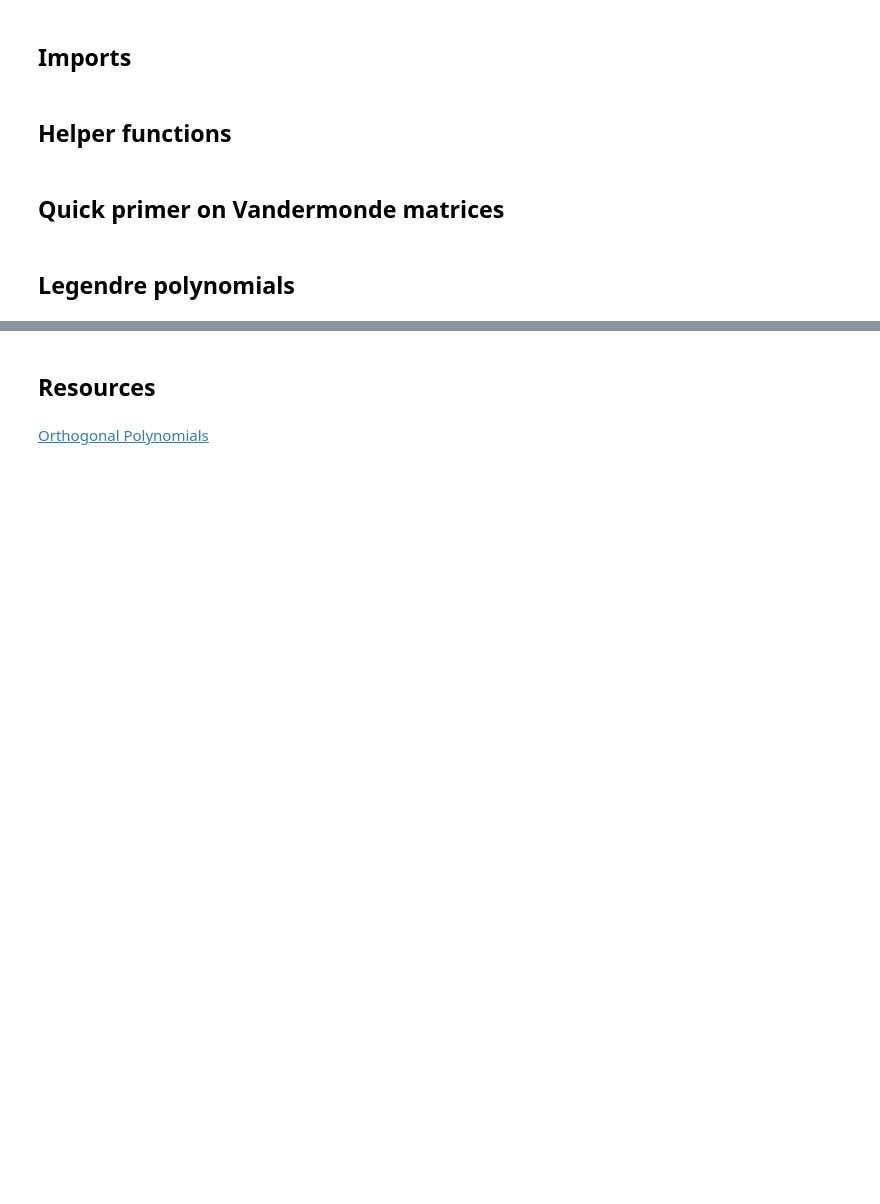
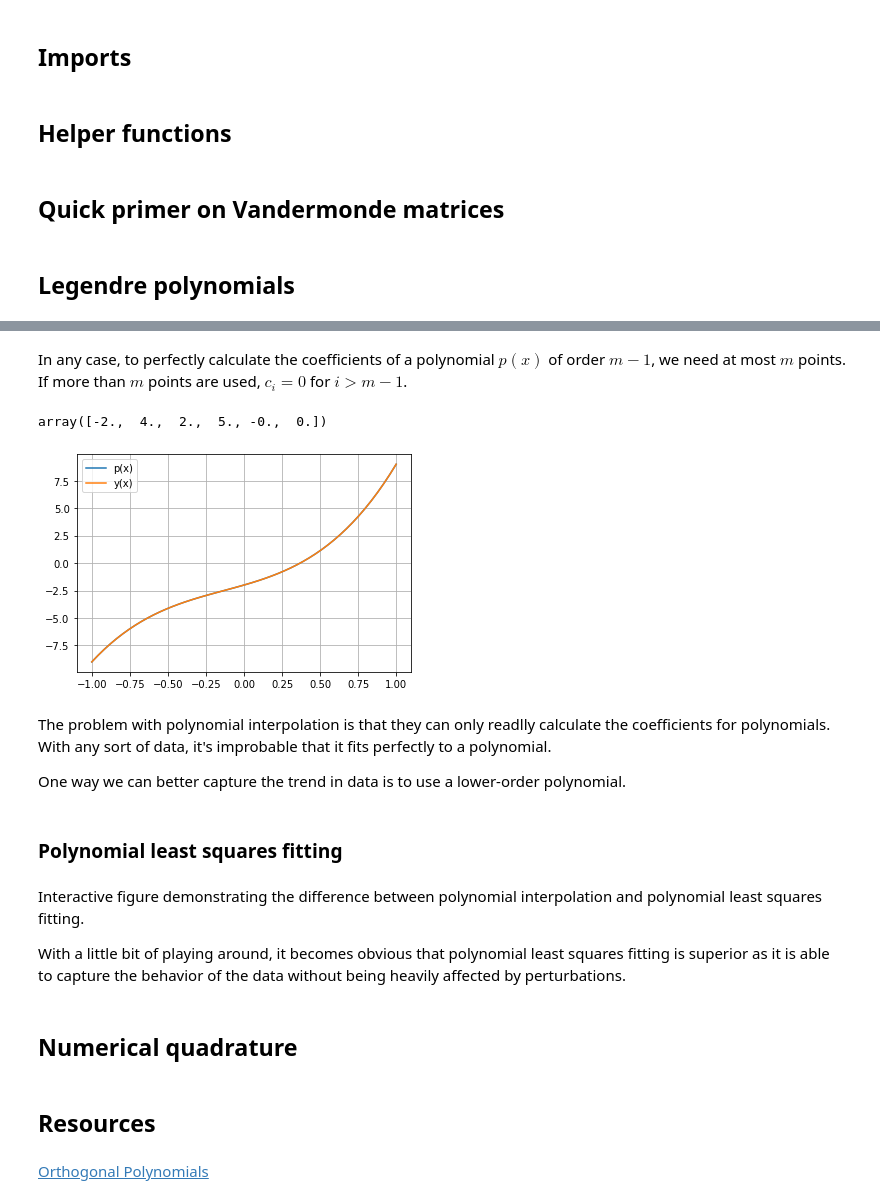
Before and after one commit to matsumotosan/numerical-linear-algebra, a Jupyter notebook: Gauss-Legendre Quadrature.ipynb, the cells around one changed output, grey strips where cells are left out. Saved outputs shown, nothing was run; the diff lists cells and outputs as text; code cells hidden in the pictures; blank space fills up the shorter version.

```diff
--- a/Gauss-Legendre Quadrature.ipynb
+++ b/Gauss-Legendre Quadrature.ipynb
@@ -29,3 +166,38 @@ Just as orthonormal vectors serve as a basis for some vector subspace, Legendre
+# %% [markdown]
+In any case, to perfectly calculate the coefficients of a polynomial $p(x)$ of order $m-1$, we need at most $m$ points. If more than $m$ points are used, $c_i=0$ for $i>m-1$.
+# %%
+N = 6
+xi = np.linspace(-1,1,N)
+yi = 5 * xi ** 3 + 2 * xi ** 2 + 4 * xi - 2
+
+a = np.vander(xi,N,increasing=True)
+c = np.linalg.solve(a,yi)
+
+x = np.linspace(-1,1)
+p = c[0] + c[1] * x + c[2] * x ** 2 + c[3] * x ** 3 + c[4] * x ** 4
+y = 5 * x ** 3 + 2 * x ** 2 + 4 * x - 2
+
+plt.plot(x,p);
+plt.plot(x,y);
+plt.grid(True);
+plt.legend(('p(x)','y(x)'));
+
+c
+# %% [output]
+array([-2.,  4.,  2.,  5., -0.,  0.])
+[figure, added]
+# %% [markdown]
+The problem with polynomial interpolation is that they can only readlly calculate the coefficients for polynomials. With any sort of data, it's improbable that it fits perfectly to a polynomial.
+
+One way we can better capture the trend in data is to use a lower-order polynomial.
+# %% [markdown]
+### Polynomial least squares fitting
+# %% [markdown]
+Interactive figure demonstrating the difference between polynomial interpolation and polynomial least squares fitting.
+
+With a little bit of playing around, it becomes obvious that polynomial least squares fitting is superior as it is able to capture the behavior of the data without being heavily affected by perturbations.
+# %% [markdown]
+## Numerical quadrature
 # %% [markdown]
 ## Resources
 # %% [markdown]
```
Also changed, not shown: parts of 26 cells of this notebook.
